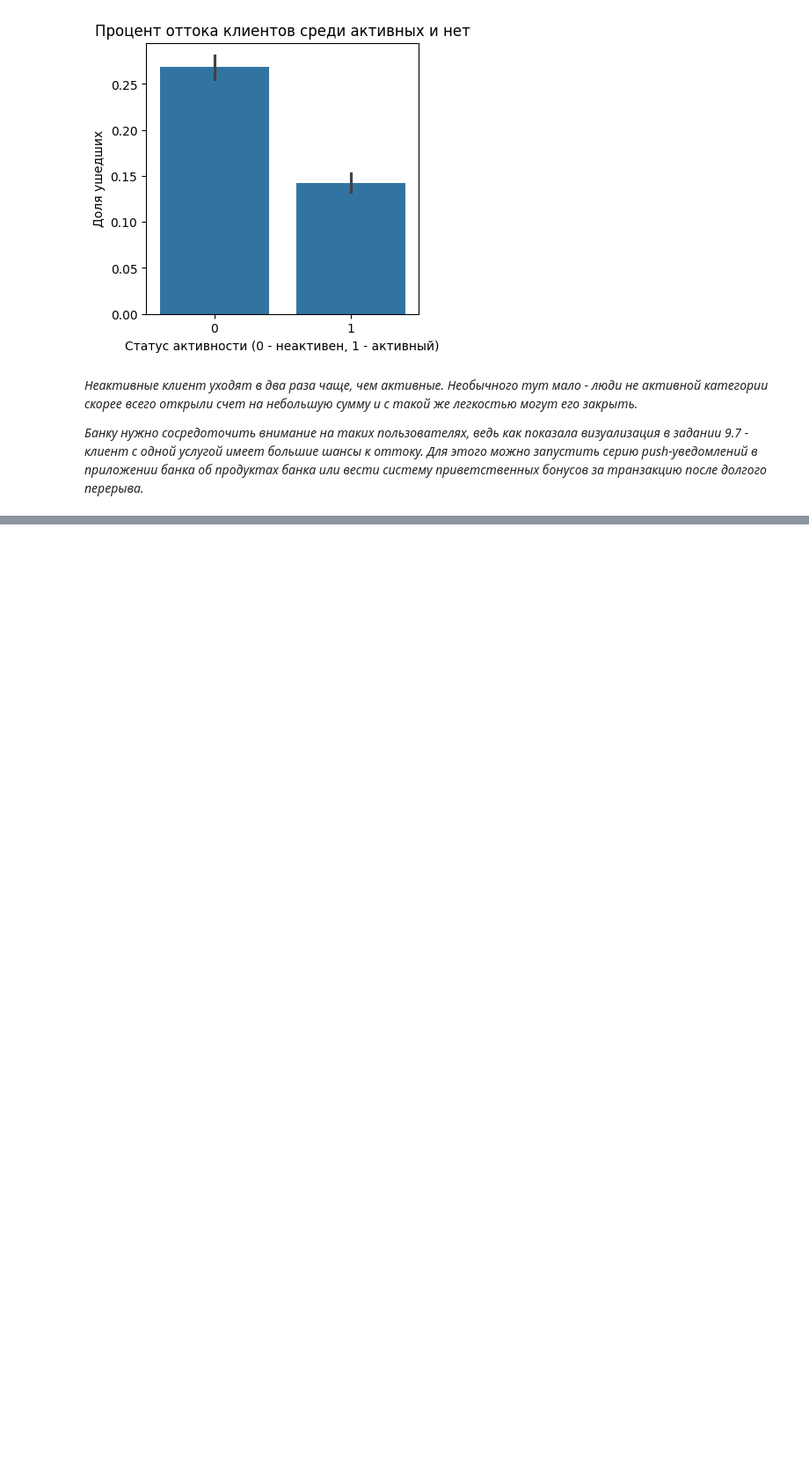
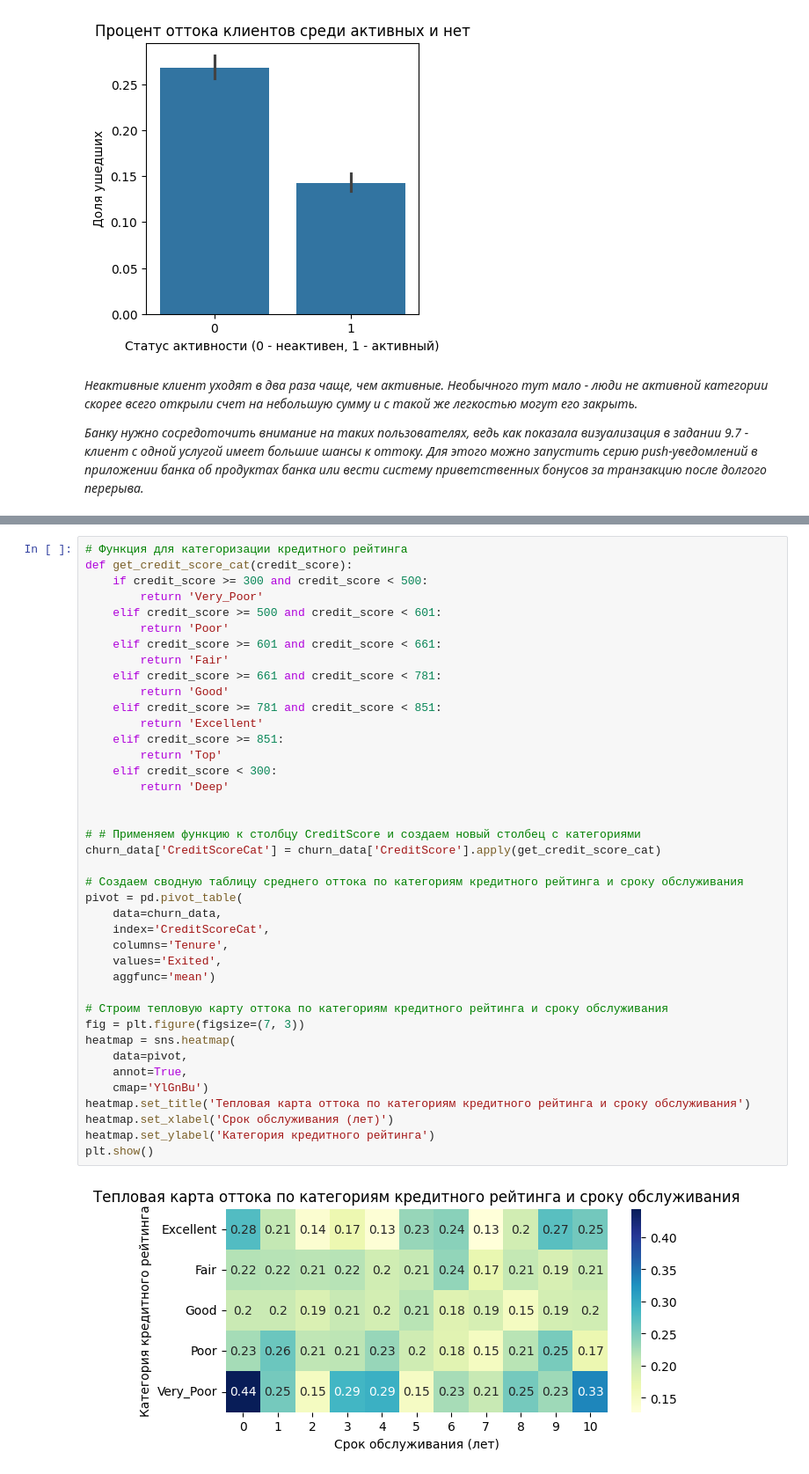
Before and after one commit to thetitorenko/sf_dspr, a Jupyter notebook: practice/PYTHON-13/PYTHON_13_Визуализация.ipynb, the cells around one changed output, grey strips where cells are left out. Shown at 88% size. Cells and saved outputs as stored; diff of their text form; blank space fills up the shorter version.

```diff
--- a/practice/PYTHON-13/PYTHON_13_Визуализация.ipynb
+++ b/practice/PYTHON-13/PYTHON_13_Визуализация.ipynb
@@ -305,0 +357,42 @@ display(Image(filename='1.jpg', width=800)) # отображаем изобра
+# %%
+# Функция для категоризации кредитного рейтинга
+def get_credit_score_cat(credit_score):
+    if credit_score >= 300 and credit_score < 500:
+        return 'Very_Poor'
+    elif credit_score >= 500 and credit_score < 601:
+        return 'Poor'
+    elif credit_score >= 601 and credit_score < 661:
+        return 'Fair'
+    elif credit_score >= 661 and credit_score < 781:
+        return 'Good'
+    elif credit_score >= 781 and credit_score < 851:
+        return 'Excellent'
+    elif credit_score >= 851:
+        return 'Top'
+    elif credit_score < 300:
+        return 'Deep'
+
+
+# # Применяем функцию к столбцу CreditScore и создаем новый столбец с категориями
+churn_data['CreditScoreCat'] = churn_data['CreditScore'].apply(get_credit_score_cat)
+
+# Создаем сводную таблицу среднего оттока по категориям кредитного рейтинга и сроку обслуживания
+pivot = pd.pivot_table(
+    data=churn_data,
+    index='CreditScoreCat',
+    columns='Tenure',
+    values='Exited',
+    aggfunc='mean')
+
+# Строим тепловую карту оттока по категориям кредитного рейтинга и сроку обслуживания
+fig = plt.figure(figsize=(7, 3))
+heatmap = sns.heatmap(
+    data=pivot,
+    annot=True,
+    cmap='YlGnBu')
+heatmap.set_title('Тепловая карта оттока по категориям кредитного рейтинга и сроку обслуживания')
+heatmap.set_xlabel('Срок обслуживания (лет)')
+heatmap.set_ylabel('Категория кредитного рейтинга')
+plt.show()
+# %% [output]
+[figure, added]
```
Also changed, not shown: parts of 27 cells of this notebook.
